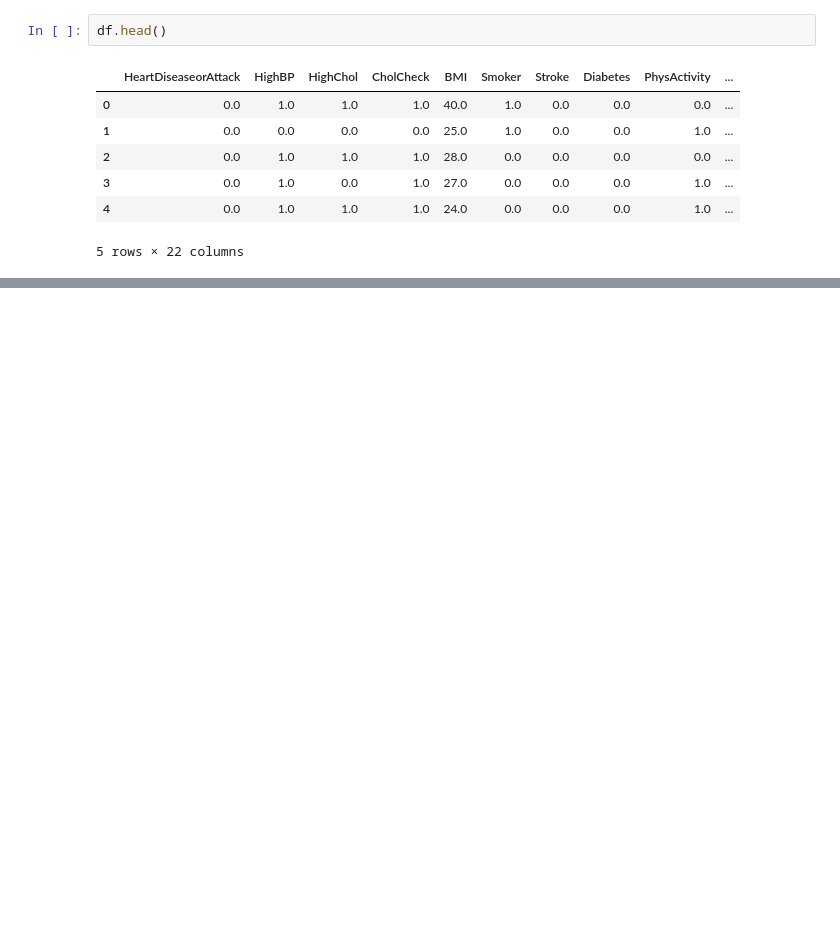
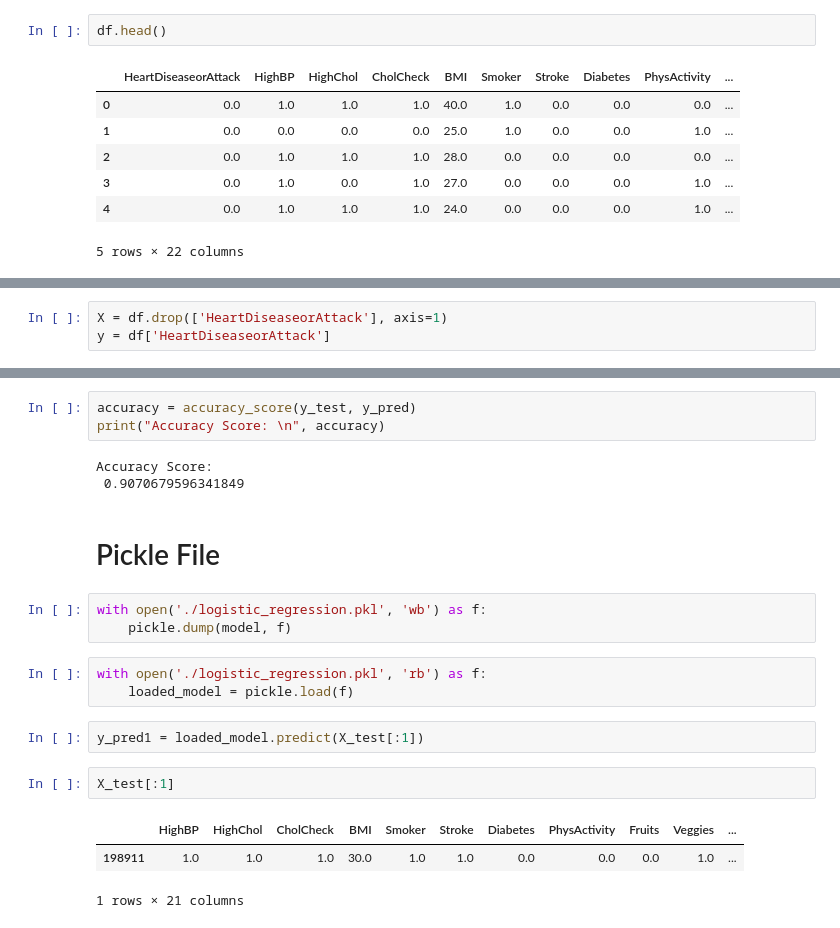
Before and after one commit to KobyEthan/Final-Project-CS670, a Jupyter notebook: model-1.ipynb, the cells around one changed output, grey strips where cells are left out. Drawn from its saved outputs; the diff is of its cells as text; blank space fills up the shorter version.

```diff
--- a/model-1.ipynb
+++ b/model-1.ipynb
@@ -23,0 +76,3 @@ df.head()
+# %%
+X = df.drop(['HeartDiseaseorAttack'], axis=1)
+y = df['HeartDiseaseorAttack']
@@ -23,0 +114,22 @@ df.head()
+# %%
+accuracy = accuracy_score(y_test, y_pred)
+print("Accuracy Score: \n", accuracy)
+# %% [output]
+Accuracy Score:
+ 0.9070679596341849
+# %% [markdown]
+# Pickle File
+# %%
+with open('./logistic_regression.pkl', 'wb') as f:
+    pickle.dump(model, f)
+# %%
+with open('./logistic_regression.pkl', 'rb') as f:
+    loaded_model = pickle.load(f)
+# %%
+y_pred1 = loaded_model.predict(X_test[:1])
+# %%
+X_test[:1]
+# %% [output]
+|  | HighBP | HighChol | CholCheck | BMI | Smoker | Stroke | Diabetes | PhysActivity | Fruits | Veggies | ... |
+| 198911 | 1.0 | 1.0 | 1.0 | 30.0 | 1.0 | 1.0 | 0.0 | 0.0 | 0.0 | 1.0 | ... |
+1 rows × 21 columns
```
Also changed, not shown: parts of 12 cells of this notebook, 2 other files.
